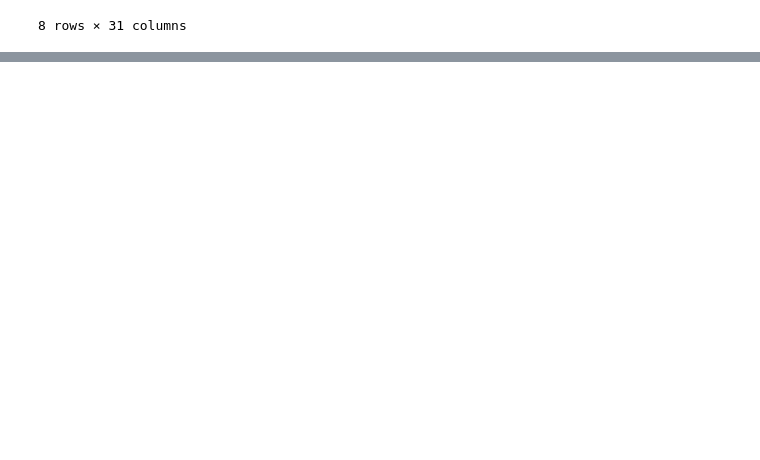
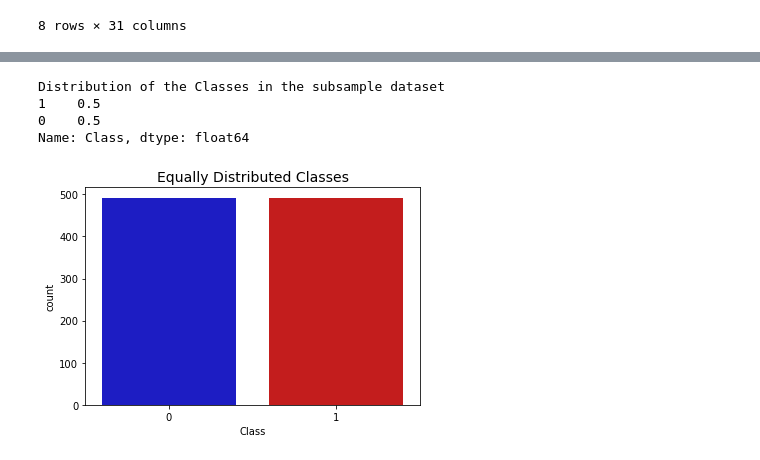
Before and after one commit to adrepd/TA-credit-card-fraud-detection, a Jupyter notebook: main.ipynb, the cells around one changed output, grey strips where cells are left out. Drawn from its saved outputs; the diff is of its cells as text; code cells hidden in the pictures; blank space fills up the shorter version.

```diff
--- a/main.ipynb
+++ b/main.ipynb
@@ -28,0 +88,15 @@ df.describe()
+# %%
+#https://www.kaggle.com/janiobachmann/credit-fraud-dealing-with-imbalanced-datasets
+
+df = df.sample(frac=1)
+
+# amount of fraud classes 492 rows.
+fraud_df = df.loc[df['Class'] == 1]
+non_fraud_df = df.loc[df['Class'] == 0][:492]
+
+normal_distributed_df = pd.concat([fraud_df, non_fraud_df])
+
+# Shuffle dataframe rows
+new_df = normal_distributed_df.sample(frac=1, random_state=42)
+
+new_df.head()
@@ -28,0 +111,17 @@ df.describe()
+# %%
+#https://www.kaggle.com/janiobachmann/credit-fraud-dealing-with-imbalanced-datasets
+
+print('Distribution of the Classes in the subsample dataset')
+print(new_df['Class'].value_counts()/len(new_df))
+
+
+
+sns.countplot('Class', data=new_df, palette=colors)
+plt.title('Equally Distributed Classes', fontsize=14)
+plt.show()
+# %% [output]
+Distribution of the Classes in the subsample dataset
+1    0.5
+0    0.5
+Name: Class, dtype: float64
+[figure, added]
```
Also changed, not shown: parts of 7 cells of this notebook.
